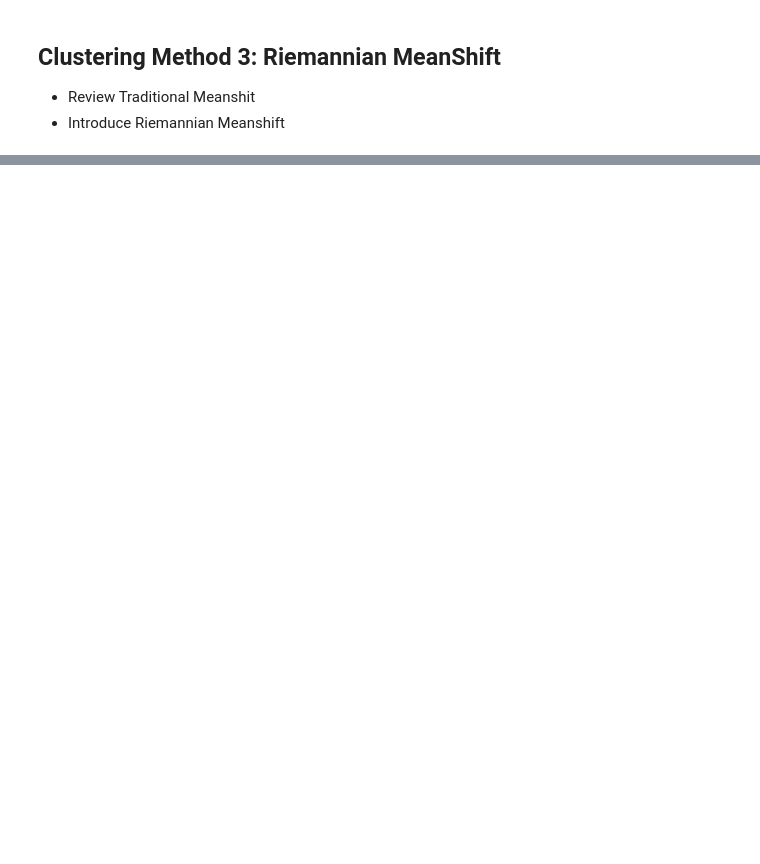
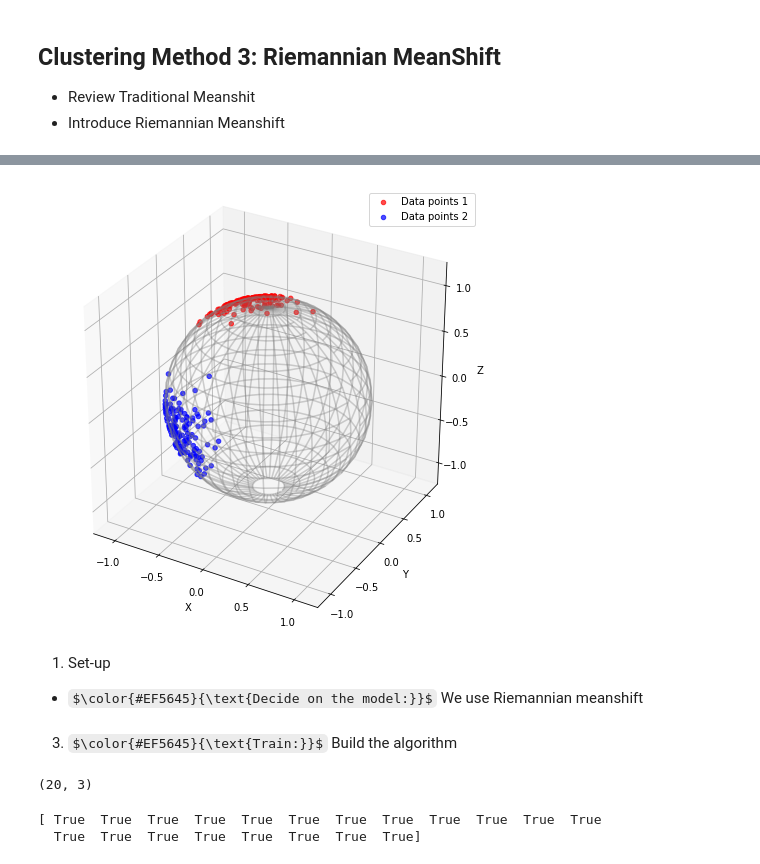
Before and after one commit to geometric-intelligence/ece594n, a Jupyter notebook: lectures/03_d_clustering.ipynb, the cells around one changed output, grey strips where cells are left out. Saved outputs shown, nothing was run; the diff lists cells and outputs as text; code cells hidden in the pictures; some formulas as TeX source; blank space fills up the shorter version.

```diff
--- a/lectures/03_d_clustering.ipynb
+++ b/lectures/03_d_clustering.ipynb
@@ -381,0 +401,17 @@ We can use the fitted model to make new predictions.
+# %%
+fig = plt.figure(figsize=(8, 8))
+ax = viz.plot(
+    cluster_1, space="S2", color="red", alpha=0.7, label="Data points 1 "
+)
+ax = viz.plot(
+    cluster_2, space="S2", ax=ax, color="blue", alpha=0.7, label="Data points 2"
+)
+ax.auto_scale_xyz([-1, 1], [-1, 1], [-1, 1])
+ax.legend()
+plt.show();
+# %% [output]
+[figure, added]
+# %% [markdown]
+1. Set-up
+
+- $\color{#EF5645}{\text{Decide on the model:}}$ We use Riemannian meanshift
@@ -381,0 +429,2 @@ We can use the fitted model to make new predictions.
+# %% [markdown]
+3. $\color{#EF5645}{\text{Train:}}$ Build the algorithm
@@ -381,0 +433,9 @@ We can use the fitted model to make new predictions.
+# %%
+print(rms.centers.shape)
+# %% [output]
+(20, 3)
+# %%
+print(sphere.belongs(rms.centers))
+# %% [output]
+[ True  True  True  True  True  True  True  True  True  True  True  True
+  True  True  True  True  True  True  True  True]
```
Also changed, not shown: parts of 47 cells of this notebook, 1 other file.
